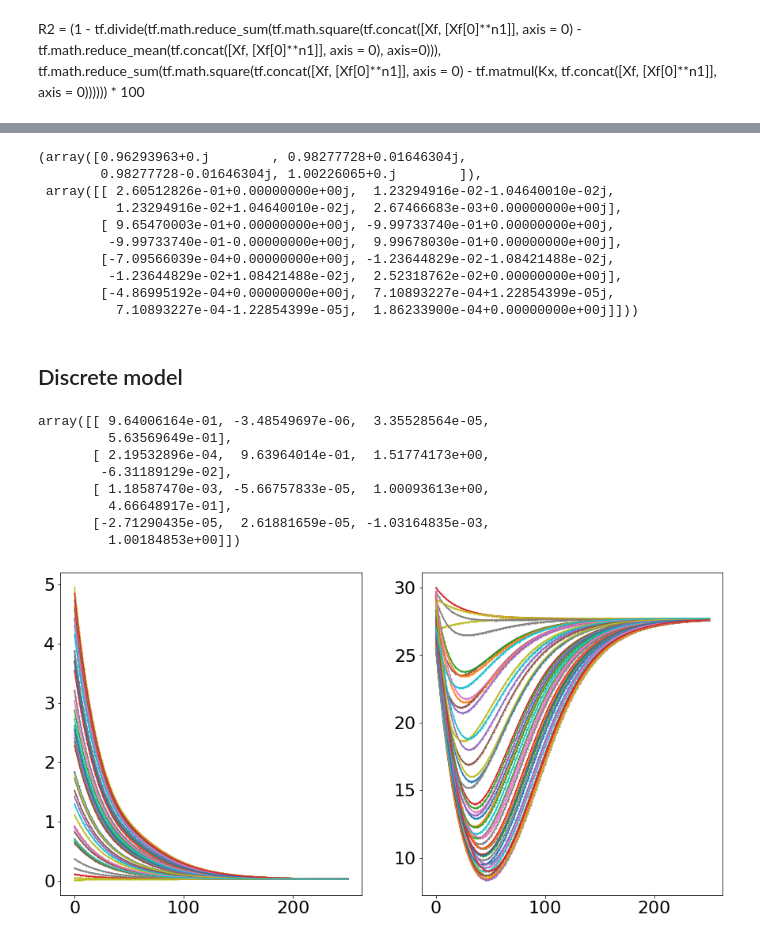
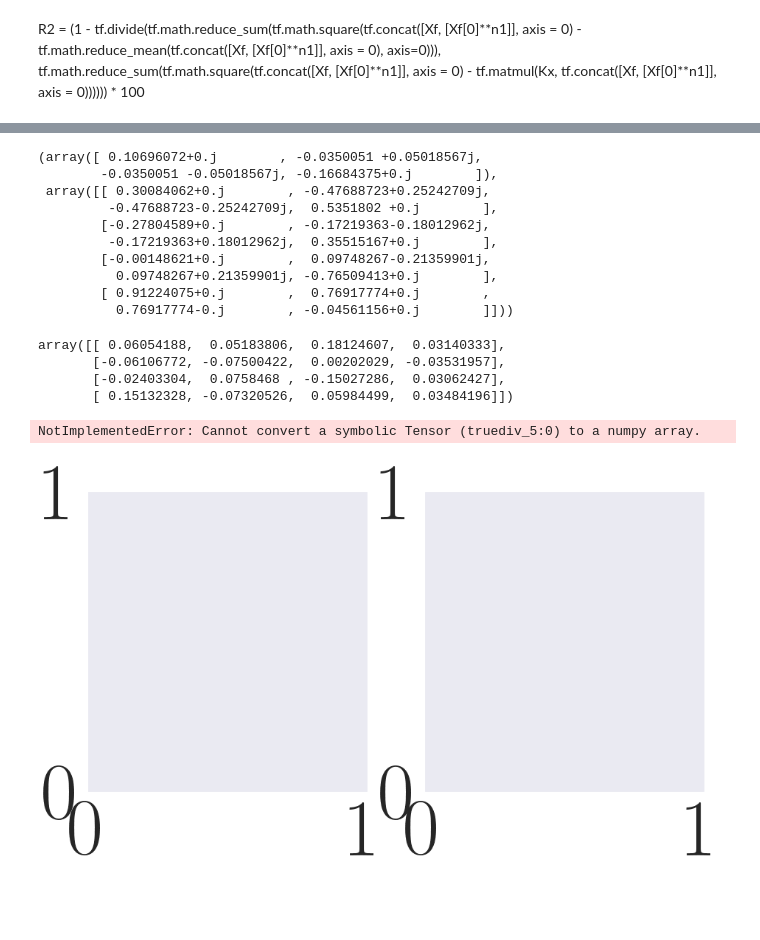
Before and after one commit to dmj6288/TunnelDMD, a Jupyter notebook: TunnelDMD_ToggleSwitch-rep3_activator_repressor_learning.ipynb, the cells around one changed output, grey strips where cells are left out. Saved outputs shown, nothing was run; the diff lists cells and outputs as text; code cells hidden in the pictures; blank space fills up the shorter version.

```diff
--- a/TunnelDMD_ToggleSwitch-rep3_activator_repressor_learning.ipynb
+++ b/TunnelDMD_ToggleSwitch-rep3_activator_repressor_learning.ipynb
@@ -113,7 +113,7 @@ def generalized_hill_function_numpy(X):
 # %%
 cost = tf.reduce_sum(tf.pow(tf.concat([Xf, generalized_hill_function(Xf)], axis = 0) - tf.matmul(Kx, tf.concat([Xp, generalized_hill_function(Xp)], axis = 0)), 2))/Xp_data.shape[1]
 # %%
-training_epochs = 200000
+training_epochs = 20000
 learning_rate = 0.00050
 error_threshold = 0.0000001
 optimizer = tf.compat.v1.train.AdamOptimizer(learning_rate=learning_rate, beta1=0.9, beta2=0.99, epsilon=1e-08, use_locking=False, name='Adam').minimize(cost)
@@ -125,18 +125,30 @@ with tf.compat.v1.Session() as sesh:
     #print("Initial n1", sesh.run(n1))
     while epoch < training_epochs and c > error_threshold:
         c = sesh.run(cost, feed_dict = {Xp: np.array(Xp_data), Xf: np.array(Xf_data)})
-        if epoch % 5000 == 0:
+        if epoch % 500 == 0:
             print("Epoch:", epoch, "{:.5f}".format(c))
             #print("Exponent", sesh.run(n1))
             #print("R2", sesh.run(R2, feed_dict = {Xp: np.array(Xp_data), Xf: np.array(Xf_data)}))
         sesh.run(optimizer, feed_dict = {Xp: np.array(Xp_data), Xf: np.array(Xf_data)})
         epoch+=1
+        n1 = tf.clip_by_value(n1, 0, np.inf)
+        n2 = tf.clip_by_value(n2, 0, np.inf)
+        V1 = tf.clip_by_value(V1, 0, np.inf)
+        V2 = tf.clip_by_value(V2, 0, np.inf)
+        a1 = tf.clip_by_value(a1, 0, np.inf)
+        a2 = tf.clip_by_value(a2, 0, np.inf)
+        b1 = tf.clip_by_value(b1, 0, np.inf)
+        b2 = tf.clip_by_value(b2, 0, np.inf)
+        c1 = tf.clip_by_value(c1, 0, np.inf)
+        c2 = tf.clip_by_value(c2, 0, np.inf)
+        d1 = tf.clip_by_value(d1, 0, np.inf)
+        d2 = tf.clip_by_value(d2, 0, np.inf)
     KxT_num = sesh.run(Kx)
     #sesh.close()
-    print("coop", sesh.run(n))
+    print("coop1", sesh.run(n1))
     coop1 = sesh.run(n1)
-    print("coop", sesh.run(n2))
-    coop1 = sesh.run(n2)
+    print("coop2", sesh.run(n2))
+    coop2 = sesh.run(n2)
     print("V1", sesh.run(V1))
     V1 = sesh.run(V1)
     print("V2", sesh.run(V2))
@@ -198,64 +219,61 @@ ax.set_ylim(bottom + 0.5, top - 0.5)
 # %%
 np.linalg.eig(KxT_num)
 # %% [output]
-(array([0.96293963+0.j        , 0.98277728+0.01646304j,
-        0.98277728-0.01646304j, 1.00226065+0.j        ]),
- array([[ 2.60512826e-01+0.00000000e+00j,  1.23294916e-02-1.04640010e-02j,
-          1.23294916e-02+1.04640010e-02j,  2.67466683e-03+0.00000000e+00j],
-        [ 9.65470003e-01+0.00000000e+00j, -9.99733740e-01+0.00000000e+00j,
-         -9.99733740e-01-0.00000000e+00j,  9.99678030e-01+0.00000000e+00j],
-        [-7.09566039e-04+0.00000000e+00j, -1.23644829e-02-1.08421488e-02j,
-         -1.23644829e-02+1.08421488e-02j,  2.52318762e-02+0.00000000e+00j],
-        [-4.86995192e-04+0.00000000e+00j,  7.10893227e-04+1.22854399e-05j,
-          7.10893227e-04-1.22854399e-05j,  1.86233900e-04+0.00000000e+00j]]))
+(array([ 0.10696072+0.j        , -0.0350051 +0.05018567j,
+        -0.0350051 -0.05018567j, -0.16684375+0.j        ]),
+ array([[ 0.30084062+0.j        , -0.47688723+0.25242709j,
+         -0.47688723-0.25242709j,  0.5351802 +0.j        ],
+        [-0.27804589+0.j        , -0.17219363-0.18012962j,
+         -0.17219363+0.18012962j,  0.35515167+0.j        ],
+        [-0.00148621+0.j        ,  0.09748267-0.21359901j,
+          0.09748267+0.21359901j, -0.76509413+0.j        ],
+        [ 0.91224075+0.j        ,  0.76917774+0.j        ,
+          0.76917774-0.j        , -0.04561156+0.j        ]]))
-# %% [markdown]
-## Discrete model
 # %%
 KxT_num
 # %% [output]
-array([[ 9.64006164e-01, -3.48549697e-06,  3.35528564e-05,
-         5.63569649e-01],
-       [ 2.19532896e-04,  9.63964014e-01,  1.51774173e+00,
-        -6.31189129e-02],
-       [ 1.18587470e-03, -5.66757833e-05,  1.00093613e+00,
-         4.66648917e-01],
-       [-2.71290435e-05,  2.61881659e-05, -1.03164835e-03,
-         1.00184853e+00]])
+array([[ 0.06054188,  0.05183806,  0.18124607,  0.03140333],
+       [-0.06106772, -0.07500422,  0.00202029, -0.03531957],
+       [-0.02403304,  0.0758468 , -0.15027286,  0.03062427],
+       [ 0.15132328, -0.07320526,  0.05984499,  0.03484196]])
 # %%
 Xp_final_learned = []
 Xf_final_learned = []
 Xp_final_actual = []
 Xf_final_actual = []
 #t = np.array([i for i in range(0, N+1)])
+matplotlib.rcParams.update({'font.size': 22})
+
 x_learned = np.zeros(2)
 x_actual = np.zeros(2)
 fig, (ax1, ax2) = plt.subplots(1, 2, figsize=(15,7.5))
 #fig.suptitle('Horizontally stacked subplots')
 for ic in ICs:
     #ic_s = scaler.transform(np.array([ic]))
     x_learned = np.array(ic)
     x_actual[0] = ic[0]
     x_actual[1] = ic[1]
     X_learned = []
     #print("x_actual", x_actual)
     #print("x_learned", x_learned)
     X_actual = []
     X_learned.append([x_learned[0], x_learned[1]]) ## ICs
     X_actual.append(np.array([x_actual[0], x_actual[1]]))
     for k in range(0, T):
         obs = generalized_hill_function_numpy(x_learned).T[0]
         y_learned =  np.matmul(KxT_num, np.vstack([x_learned[0], x_learned[1], obs[0], obs[1]]))[0:2]
         x_learned = y_learned#np.array([[y_learned[0], y_learned[1]]])
         X_learned.append([x_learned[0], x_learned[1]])
         y_actual = discrete_toggle_switch(x_actual)
         x_actual = y_actual
         X_actual.append(x_actual)
         #if k % 10 == 0:
             #print(y_learned)
     #print('Plotting')
     ax1.scatter(t, np.array(X_actual).T[0], s = 1)
     ax1.plot(t, np.array(X_learned).T[0])
     ax2.scatter(t, np.array(X_actual).T[1], s = 1)
     ax2.plot(t, np.array(X_learned).T[1])
 # %% [output]
+NotImplementedError: Cannot convert a symbolic Tensor (truediv_5:0) to a numpy array.
-[figure, old version]
+[figure, new version]
```
Also changed, not shown: parts of 4 cells of this notebook, 3 other files.
